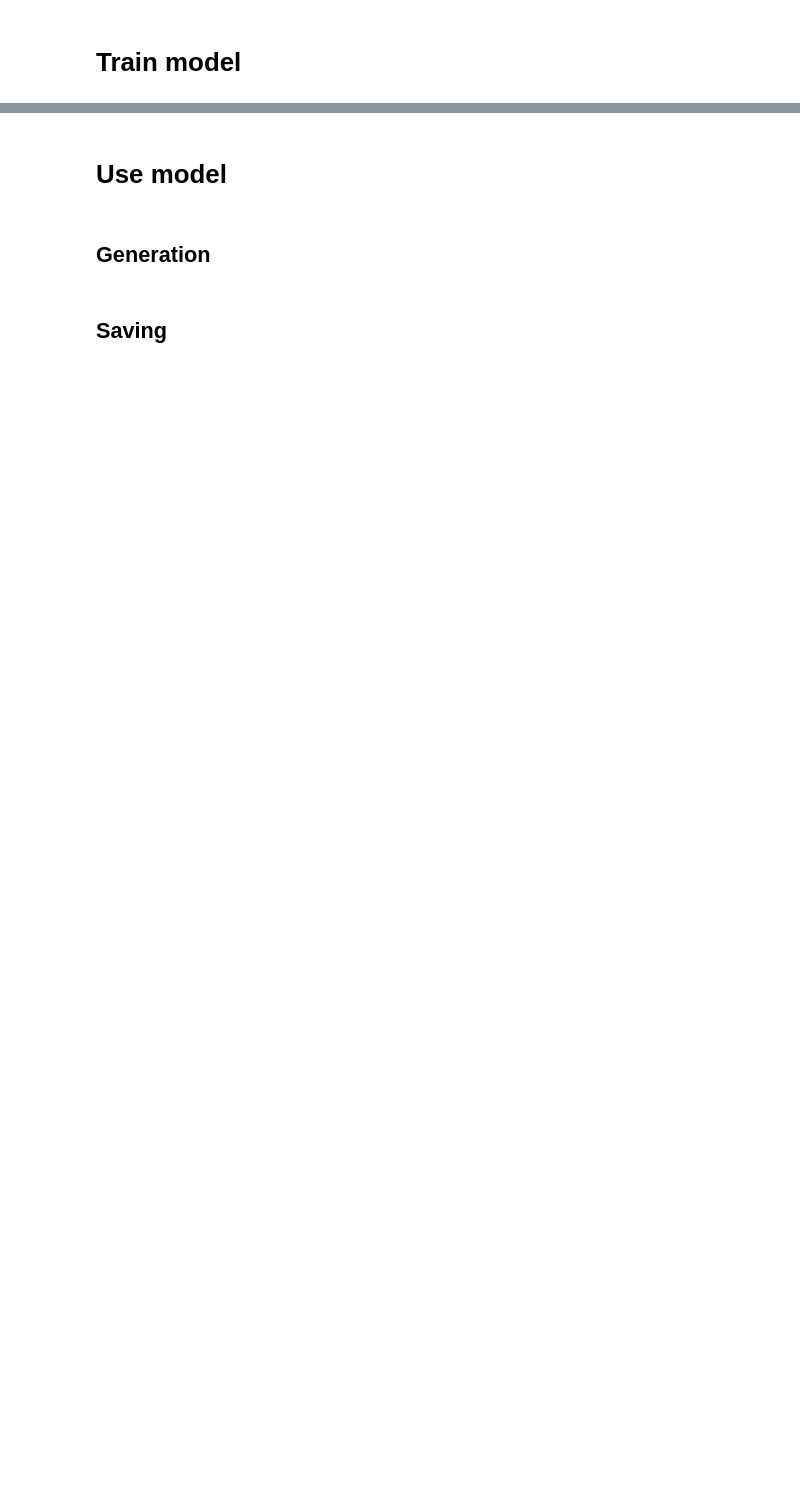
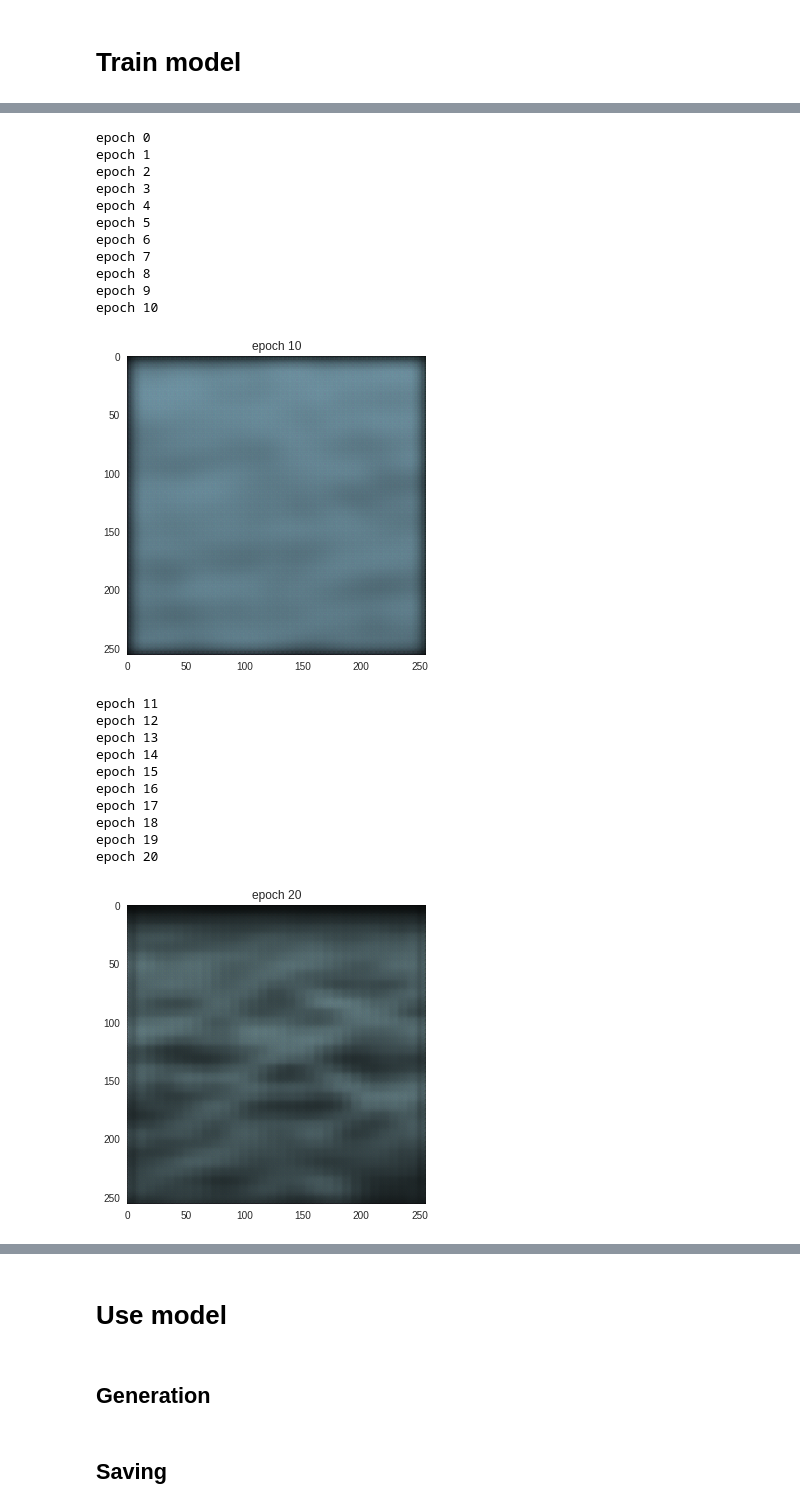
Before and after one commit to blufzzz/Dynamic-Textures-Autoregression, a Jupyter notebook: 3D_CNN_Video_AR.ipynb, the cells around one changed output, grey strips where cells are left out. Cells and saved outputs as stored; diff of their text form; code cells hidden in the pictures; blank space fills up the shorter version.

```diff
--- a/3D_CNN_Video_AR.ipynb
+++ b/3D_CNN_Video_AR.ipynb
@@ -128,25 +141,20 @@ class CNN3D(nn.Module):
 # %%
-def get_seq(fold, seq_len):
+def get_seq(fold, seq_len, i):
 
   names = sorted(os.listdir(fold))
 
-  n_framesets = len(names) - seq_len + 1
+  imgs = []
 
-  for i in range(n_framesets - 1):
+  y = io.imread(os.path.join(fold, names[i+seq_len])).transpose(2,0,1)
 
-    imgs = []
+  for name in names[i:i+seq_len]:
 
-    y = io.imread(os.path.join(fold, names[i+seq_len])).transpose(2,0,1)
+    imgs += [io.imread(os.path.join(fold, name)).transpose(2,0,1)]
 
-    y = np.expand_dims(y,0)
+  imgs = np.array([imgs]).transpose(0,2,1,3,4)
 
-    for name in names[i:i+seq_len]:
+  return torch.squeeze(torch.Tensor(imgs)), torch.Tensor(y)
 
-      imgs += [io.imread(os.path.join(fold, name)).transpose(2,0,1)]
-
-    imgs = np.array([imgs]).transpose(0,2,1,3,4)
-
-    yield torch.Tensor(imgs), torch.Tensor(y)
 
 def deprocess(img_tensor):
 
@@ -154,44 +204,56 @@ def deprocess(img_tensor):
 # %% [markdown]
 # Train model
 # %%
-fold = './data/dynamic_textures/escalator/'
+
+dyntex_data = DynTexDataset('./data/dynamic_textures/', ['water_1', 'water_2', 'water_3', 'water_4', 'water_5'], 6)
 
 model = CNN3D()
 model.cuda()
-optimizer = torch.optim.Adam(model.parameters(), lr=0.0007)
-eps = 1000
-freq = 100
+optimizer = torch.optim.Adam(model.parameters(), lr=0.0005)
+eps = 100
+freq = 10
+batch_size = 3
+
+dataloader = DataLoader(dyntex_data, batch_size=batch_size,
+                      shuffle=True, num_workers=5)
 
 losses = []
 
-for ep in tqdm(range(eps)):
+for ep in tqdm_notebook(range(eps)):
 
   print('epoch {}'.format(ep))
 
-  for seq,y in get_seq(fold, 6):
+  model.train()
 
-    seq = seq.cuda()
-    y = y.cuda()
+  for seq_batch, y_batch in dataloader:
+
+    seq_batch = seq_batch.cuda()
+    y_batch = y_batch.cuda()
 
     optimizer.zero_grad()
 
-    pred = model(seq)
+    pred = model(seq_batch)
 
-    loss = torch.norm(y - pred)
-    losses += [loss]
+    loss = torch.norm(y_batch - pred) / batch_size
     loss.backward()
+    losses += [loss.detach()]
 
     optimizer.step()
 
   # show
   if ep%freq == 0 and ep > 0:
 
+    model.eval()
+
     plt.figure()
-    img = pred[0].detach().cpu().numpy().astype('uint8')
+    img = pred[0].detach().cpu().numpy()
+    img= np.clip(img, 0, 255)
+    img = img.astype('uint8')
 
     img = img.transpose(1,2,0)
 
-    plt.imshow(np.clip(img, 0, 255))
+    plt.imshow(img)
     plt.title('epoch {}'.format(ep))
     plt.grid(False)
     plt.show()
+# %% [output]
@@ -197,0 +261,23 @@ for ep in tqdm(range(eps)):
+epoch 0
+epoch 1
+epoch 2
+epoch 3
+epoch 4
+epoch 5
+epoch 6
+epoch 7
+epoch 8
+epoch 9
+epoch 10
+[figure, added]
+epoch 11
+epoch 12
+epoch 13
+epoch 14
+epoch 15
+epoch 16
+epoch 17
+epoch 18
+epoch 19
+epoch 20
+[figure, added]
```
Also changed, not shown: parts of 14 cells of this notebook.
